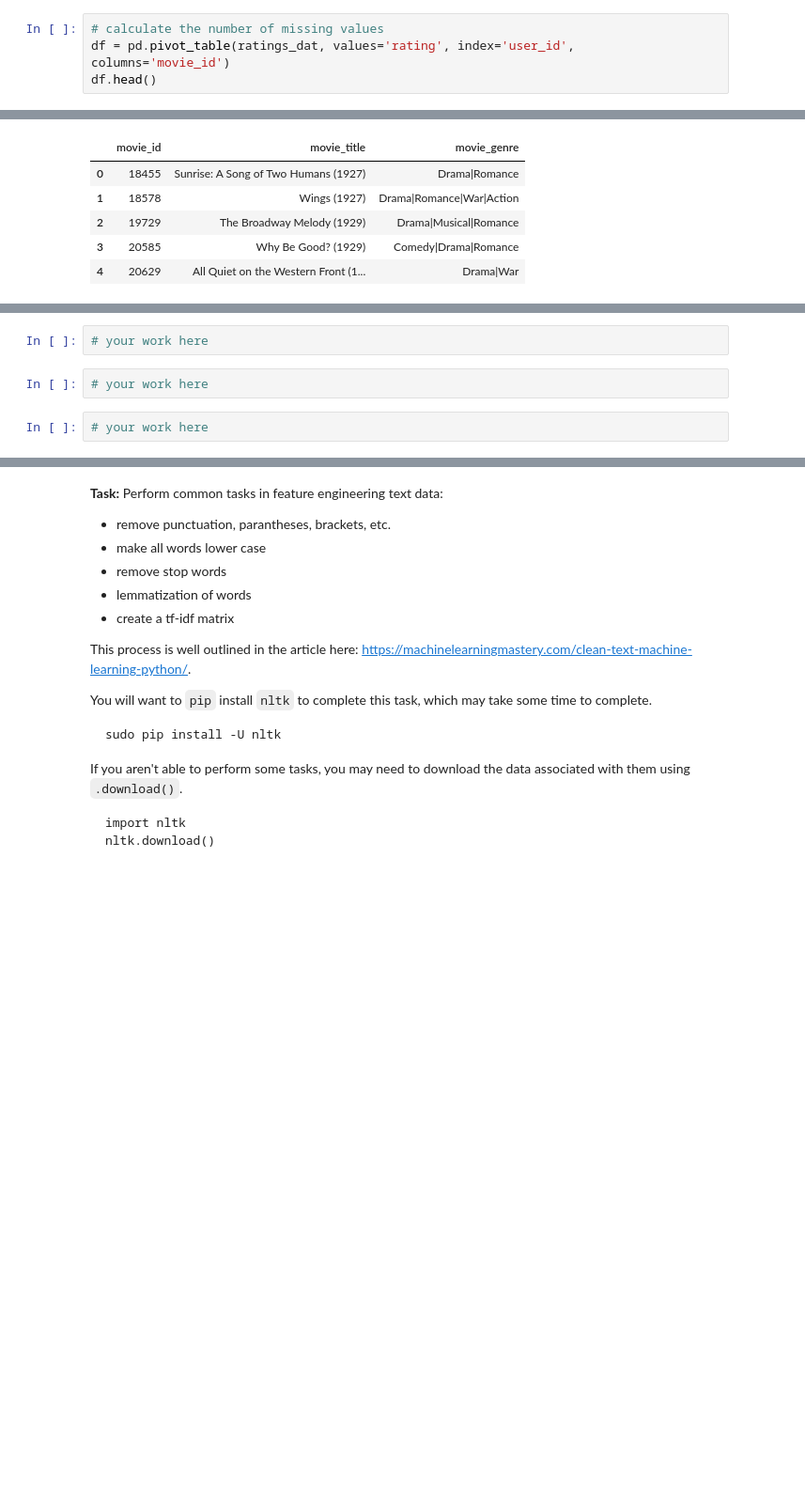
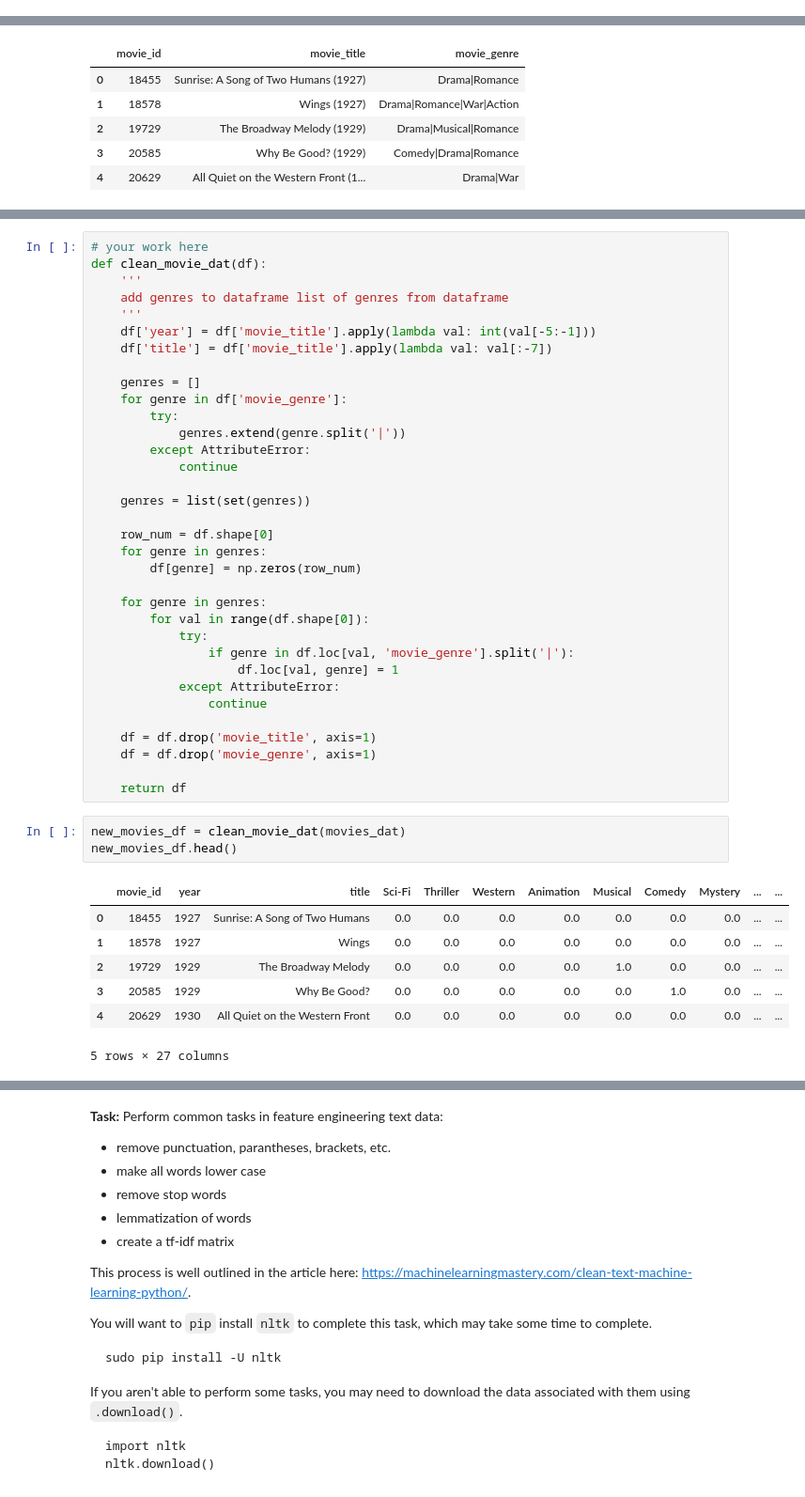
Before and after one commit to jbernhard-nw/rec-workshop, a Jupyter notebook: Part 2 - Data Sources/notebooks/solutions/feature_engineering-Solution.ipynb, the cells around one changed output, grey strips where cells are left out. Shown at 94% size. Saved outputs shown, nothing was run; the diff lists cells and outputs as text; blank space fills up the shorter version.

```diff
--- a/Part 2 - Data Sources/notebooks/solutions/feature_engineering-Solution.ipynb
+++ b/Part 2 - Data Sources/notebooks/solutions/feature_engineering-Solution.ipynb
@@ -70,6 +93,2 @@ df_ratings_pivot.head()
 # %% [markdown]
 **Question 3:** In the previous section, you saw that the dense representation of `ratings_dat` didn't have any missing values.  However, now we have pivoted this table.  How many missing values are in this pivot of the data, and how should we deal with them in this matrix?
-# %%
-# calculate the number of missing values
-df = pd.pivot_table(ratings_dat, values='rating', index='user_id', columns='movie_id')
-df.head()
@@ -186,9 +198,48 @@ movies_dat.head()
-# %%
-# your work here
-# %%
-# your work here
-# %%
-# your work here
+# %%
+# your work here
+def clean_movie_dat(df):
+    '''
+    add genres to dataframe list of genres from dataframe
+    '''
+    df['year'] = df['movie_title'].apply(lambda val: int(val[-5:-1]))
+    df['title'] = df['movie_title'].apply(lambda val: val[:-7])
+
+    genres = []
+    for genre in df['movie_genre']:
+        try:
+            genres.extend(genre.split('|'))
+        except AttributeError:
+            continue
+
+    genres = list(set(genres))
+
+    row_num = df.shape[0]
+    for genre in genres:
+        df[genre] = np.zeros(row_num)
+
+    for genre in genres:
+        for val in range(df.shape[0]):
+            try:
+                if genre in df.loc[val, 'movie_genre'].split('|'):
+                    df.loc[val, genre] = 1
+            except AttributeError:
+                continue
+
+    df = df.drop('movie_title', axis=1)
+    df = df.drop('movie_genre', axis=1)
+
+    return df
+# %%
+new_movies_df = clean_movie_dat(movies_dat)
+new_movies_df.head()
+# %% [output]
+|  | movie_id | year | title | Sci-Fi | Thriller | Western | Animation | Musical | Comedy | Mystery | ... | ... |
+| 0 | 18455 | 1927 | Sunrise: A Song of Two Humans | 0.0 | 0.0 | 0.0 | 0.0 | 0.0 | 0.0 | 0.0 | ... | ... |
+| 1 | 18578 | 1927 | Wings | 0.0 | 0.0 | 0.0 | 0.0 | 0.0 | 0.0 | 0.0 | ... | ... |
+| 2 | 19729 | 1929 | The Broadway Melody | 0.0 | 0.0 | 0.0 | 0.0 | 1.0 | 0.0 | 0.0 | ... | ... |
+| 3 | 20585 | 1929 | Why Be Good? | 0.0 | 0.0 | 0.0 | 0.0 | 0.0 | 1.0 | 0.0 | ... | ... |
+| 4 | 20629 | 1930 | All Quiet on the Western Front | 0.0 | 0.0 | 0.0 | 0.0 | 0.0 | 0.0 | 0.0 | ... | ... |
+5 rows × 27 columns
 # %% [markdown]
 **Task** In order to get some practice with text cleaning, we will need text related to movies.  One of the major pieces of text we could collect is the script for each movie.
 
```
Also changed, not shown: parts of 23 cells of this notebook.
